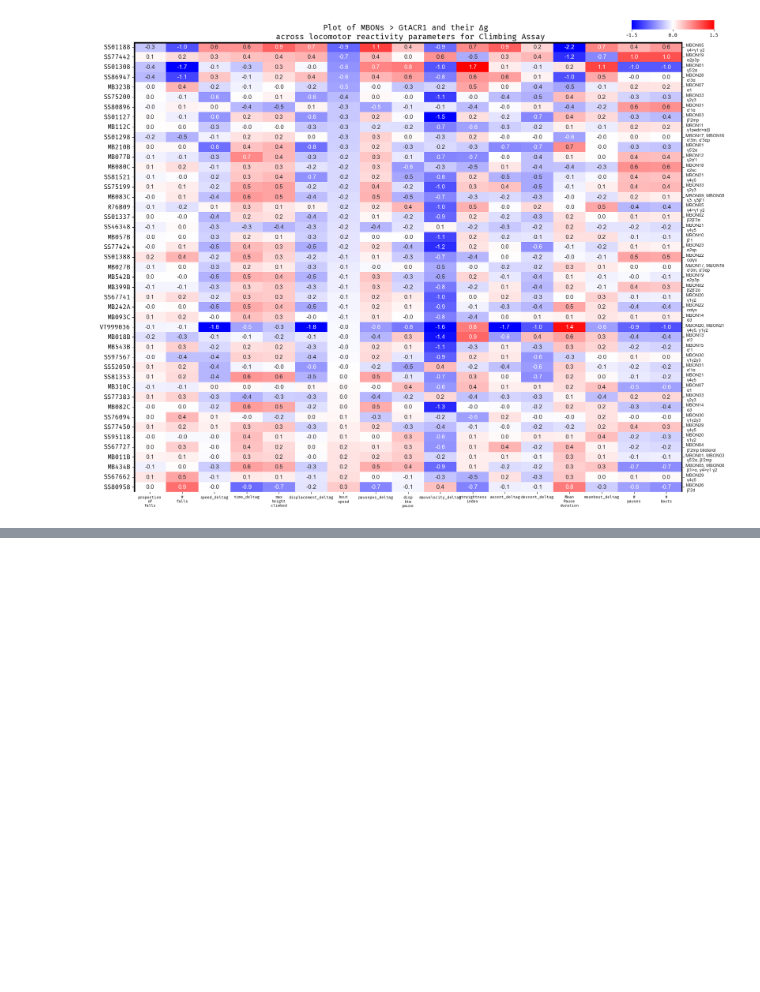
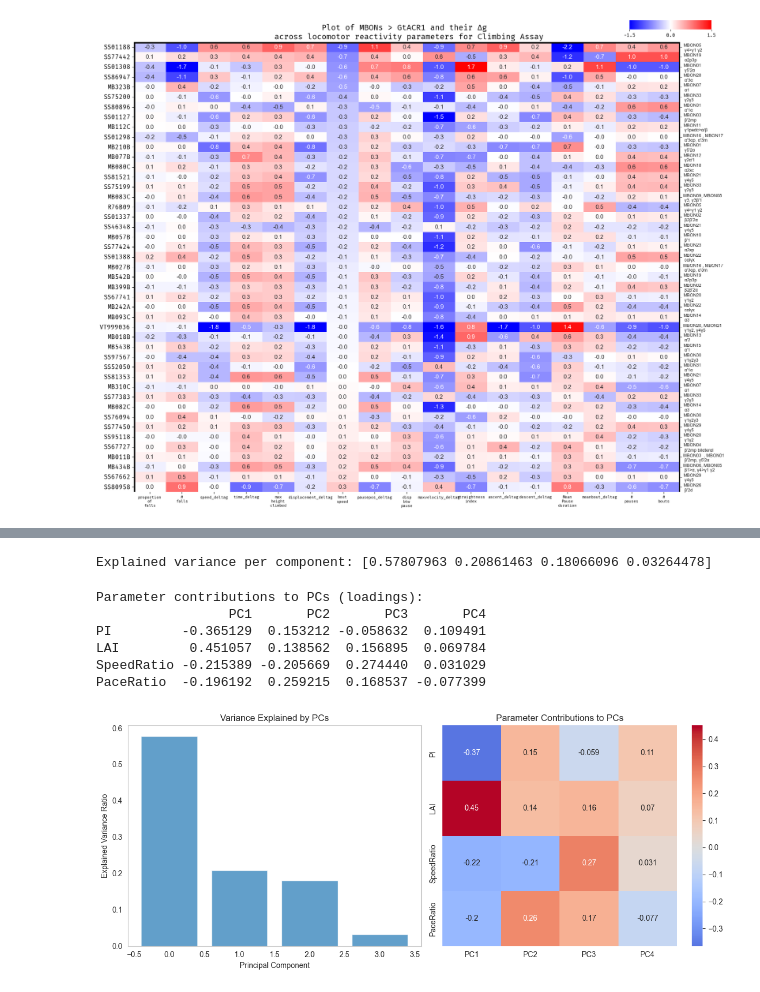
Before and after one commit to lnicole08/OSAR-Nicole-version, a Jupyter notebook: Falling-OSAR classification.ipynb, the cells around one changed output, grey strips where cells are left out. Saved outputs shown, nothing was run; the diff lists cells and outputs as text; code cells hidden in the pictures; blank space fills up the shorter version.

```diff
--- a/Falling-OSAR classification.ipynb
+++ b/Falling-OSAR classification.ipynb
@@ -302,0 +521,2 @@ fig1.tight_layout()
+# %%
+PCAdf = dfmultiresponderosar[dfmultiresponderosar['responder'] == "ACR"].iloc[:,0:5].set_index('MBON')
@@ -302,0 +532,57 @@ fig1.tight_layout()
+# %%
+from sklearn.decomposition import PCA
+from sklearn.preprocessing import StandardScaler
+
+# --------------------------------------
+# 2. Run PCA
+# --------------------------------------
+pca = PCA()
+X_pca = pca.fit_transform(PCAdf)
+
+# Get explained variance ratio
+print("Explained variance per component:", pca.explained_variance_ratio_)
+# %% [output]
+Explained variance per component: [0.57807963 0.20861463 0.18066096 0.03264478]
+# %%
+# --------------------------------------
+# 3. Analyze Parameter Contributions
+# --------------------------------------
+# Create a loadings matrix (how each parameter contributes to PCs)
+loadings = pca.components_.T * np.sqrt(pca.explained_variance_)
+
+# Create a DataFrame for easy interpretation
+loadings_df = pd.DataFrame(
+    loadings,
+    columns=[f'PC{i+1}' for i in range(4)],
+    index=['PI', 'LAI', 'SpeedRatio', 'PaceRatio']
+)
+print("\nParameter contributions to PCs (loadings):")
+print(loadings_df)
+# %% [output]
+Parameter contributions to PCs (loadings):
+                 PC1       PC2       PC3       PC4
+PI         -0.365129  0.153212 -0.058632  0.109491
+LAI         0.451057  0.138562  0.156895  0.069784
+SpeedRatio -0.215389 -0.205669  0.274440  0.031029
+PaceRatio  -0.196192  0.259215  0.168537 -0.077399
+# %%
+# --------------------------------------
+# 4. Visualization
+# --------------------------------------
+plt.figure(figsize=(12, 5))
+
+# Plot explained variance
+plt.subplot(1, 2, 1)
+plt.bar(range(4), pca.explained_variance_ratio_, alpha=0.7)
+plt.xlabel('Principal Component')
+plt.ylabel('Explained Variance Ratio')
+plt.title('Variance Explained by PCs')
+
+# Plot PC loadings (heatmap)
+plt.subplot(1, 2, 2)
+sns.heatmap(loadings_df, annot=True, cmap='coolwarm', center=0)
+plt.title('Parameter Contributions to PCs')
+plt.tight_layout()
+plt.show()
+# %% [output]
+[figure, added]
```
Also changed, not shown: parts of 9 cells of this notebook.
